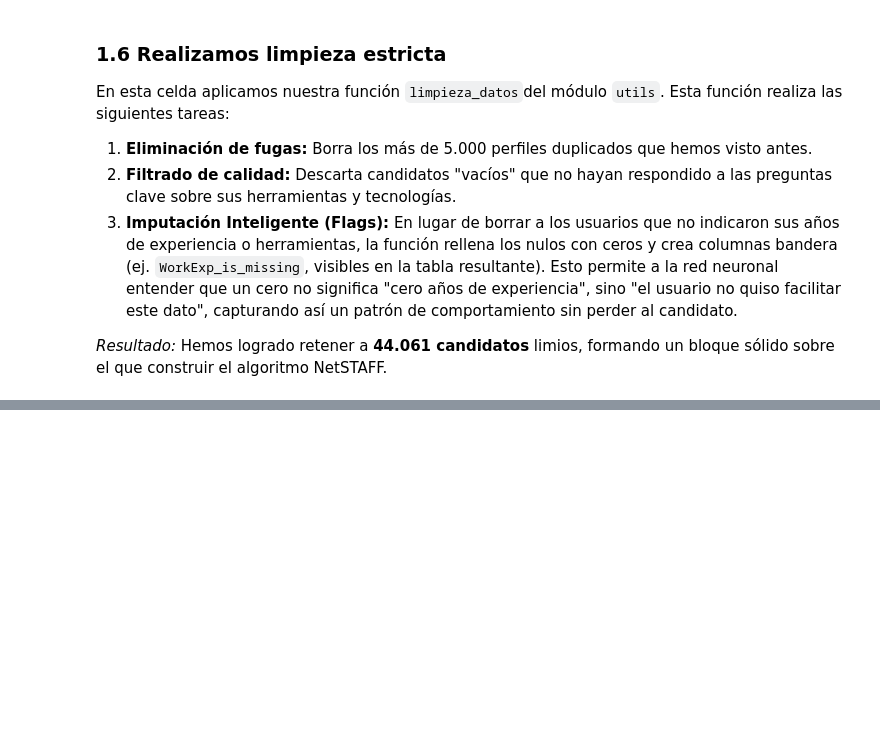
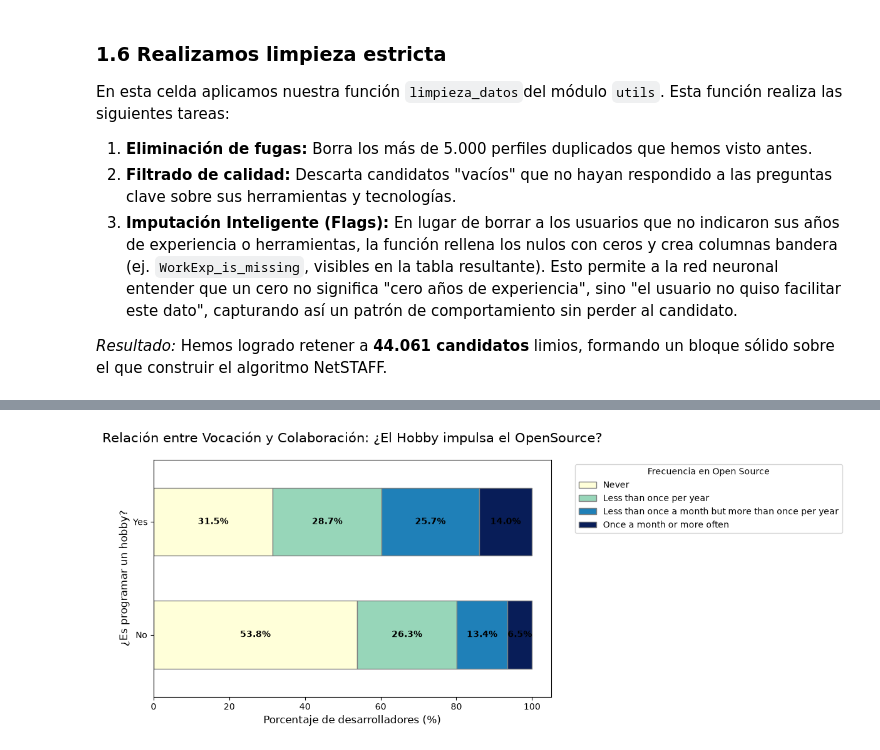
Before and after one commit to Miguel-Angel-SM-Camacho/tfm-miguel-angel, a Jupyter notebook: notebooks/SOFT SKILLS/01_EDA_Limpieza_SOFT_SKILLS.ipynb, the cells around one changed output, grey strips where cells are left out. Drawn from its saved outputs; the diff is of its cells as text; code cells hidden in the pictures; blank space fills up the shorter version.

```diff
--- a/notebooks/SOFT SKILLS/01_EDA_Limpieza_SOFT_SKILLS.ipynb
+++ b/notebooks/SOFT SKILLS/01_EDA_Limpieza_SOFT_SKILLS.ipynb
@@ -179,0 +273,34 @@ display(df_clean.head(3))
+# %%
+orden_os = list(config.OPENSOURCER_MAPPING.keys())
+
+df_vocacion = df_clean[
+    (df_clean['Hobbyist'].isin(['Yes', 'No'])) &
+    (df_clean['OpenSourcer'].isin(orden_os))
+].copy()
+
+tabla_cruzada_vocacion = pd.crosstab(df_vocacion['Hobbyist'], df_vocacion['OpenSourcer'], normalize='index') * 100
+tabla_cruzada_vocacion = tabla_cruzada_vocacion.reindex(columns=orden_os)
+
+fig, ax = plt.subplots(figsize=(12, 5))
+tabla_cruzada_vocacion.plot(
+    kind='barh',
+    stacked=True,
+    ax=ax,
+    colormap='YlGnBu',
+    edgecolor='gray',
+    width=0.6
+)
+
+ax.set_title('Relación entre Vocación y Colaboración: ¿El Hobby impulsa el OpenSource?', fontsize=15, pad=20)
+ax.set_xlabel('Porcentaje de desarrolladores (%)', fontsize=12)
+ax.set_ylabel('¿Es programar un hobby?', fontsize=12)
+plt.legend(title='Frecuencia en Open Source', bbox_to_anchor=(1.05, 1), loc='upper left')
+
+for c in ax.containers:
+    labels = [f'{v.get_width():.1f}%' if v.get_width() > 4 else '' for v in c]
+    ax.bar_label(c, labels=labels, label_type='center', color='black', fontweight='bold', fontsize=10)
+
+plt.tight_layout()
+plt.show()
+# %% [output]
+[figure, added]
```
Also changed, not shown: parts of 40 cells of this notebook, 2 other files.
